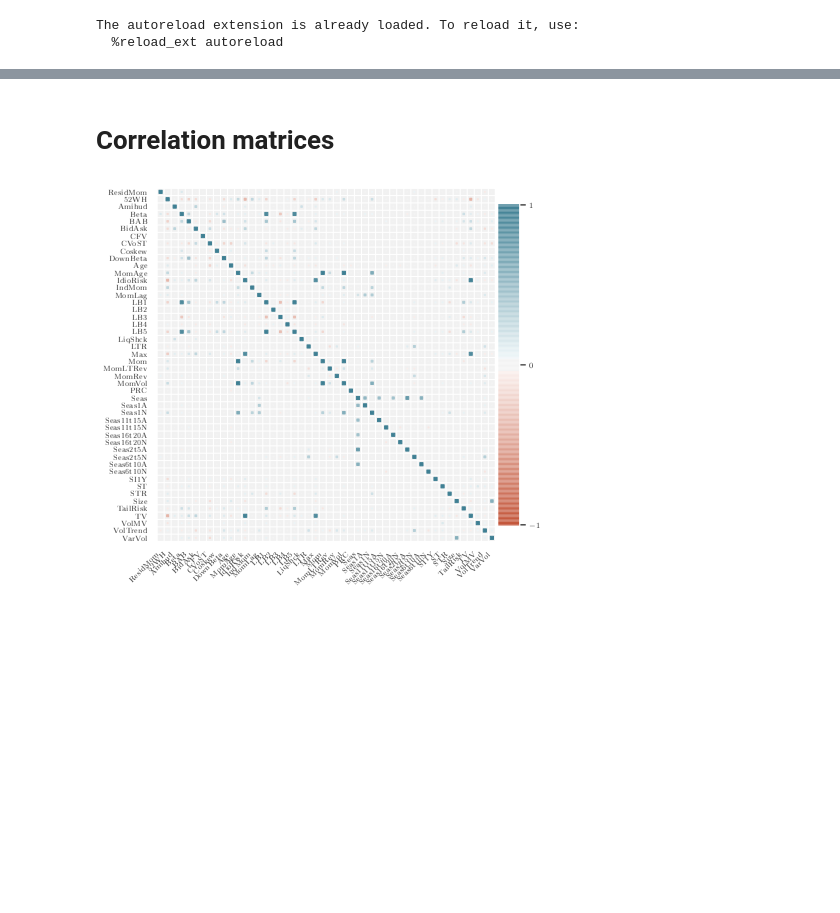
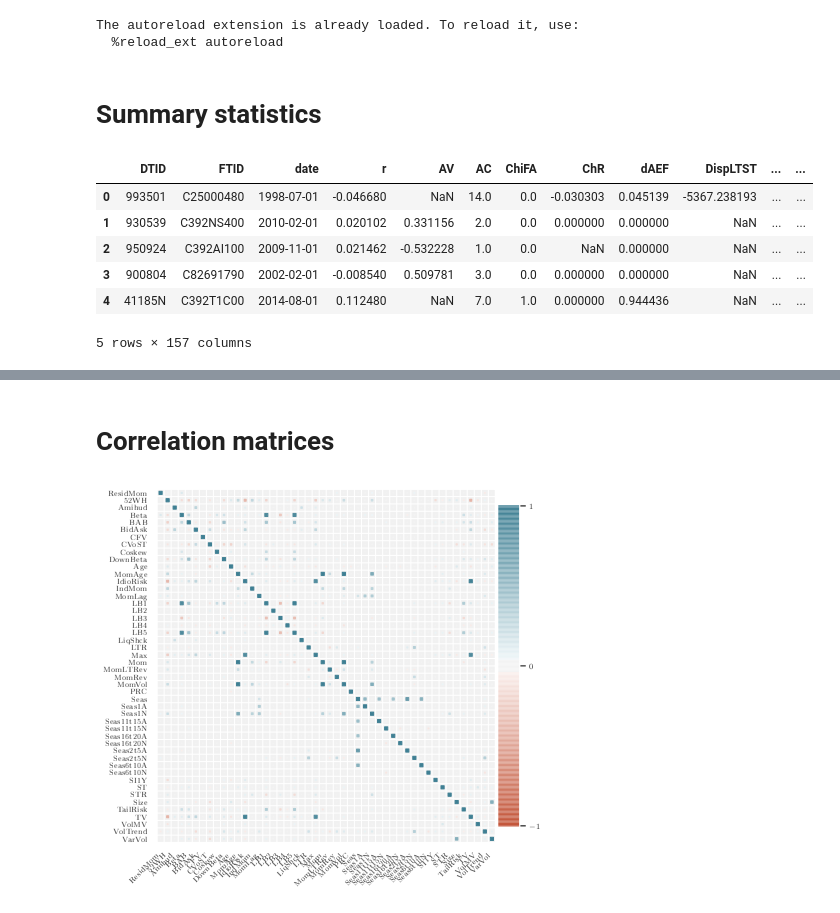
Before and after one commit to karolinachalupova/DiplomaThesis, a Jupyter notebook: exploratory.ipynb, the cells around one changed output, grey strips where cells are left out. Saved outputs shown, nothing was run; the diff lists cells and outputs as text; code cells hidden in the pictures; blank space fills up the shorter version.

Commit message:
Add descriptive statistics

```diff
--- a/exploratory.ipynb
+++ b/exploratory.ipynb
@@ -53,3 +53,15 @@ pgf_with_latex = {                      # setup matplotlib to use latex for outp
 mpl.rcParams.update(pgf_with_latex)
 # %%
 anom = Anomalies()
+# %% [markdown]
+# Summary statistics
+# %%
+anom.data.head()
+# %% [output]
+|  | DTID | FTID | date | r | AV | AC | ChiFA | ChR | dAEF | DispLTST | ... | ... |
+| 0 | 993501 | C25000480 | 1998-07-01 | -0.046680 | NaN | 14.0 | 0.0 | -0.030303 | 0.045139 | -5367.238193 | ... | ... |
+| 1 | 930539 | C392NS400 | 2010-02-01 | 0.020102 | 0.331156 | 2.0 | 0.0 | 0.000000 | 0.000000 | NaN | ... | ... |
+| 2 | 950924 | C392AI100 | 2009-11-01 | 0.021462 | -0.532228 | 1.0 | 0.0 | NaN | 0.000000 | NaN | ... | ... |
+| 3 | 900804 | C82691790 | 2002-02-01 | -0.008540 | 0.509781 | 3.0 | 0.0 | 0.000000 | 0.000000 | NaN | ... | ... |
+| 4 | 41185N | C392T1C00 | 2014-08-01 | 0.112480 | NaN | 7.0 | 1.0 | 0.000000 | 0.944436 | NaN | ... | ... |
+5 rows × 157 columns
```
Also changed, not shown: parts of 9 cells of this notebook, 7 other files.
